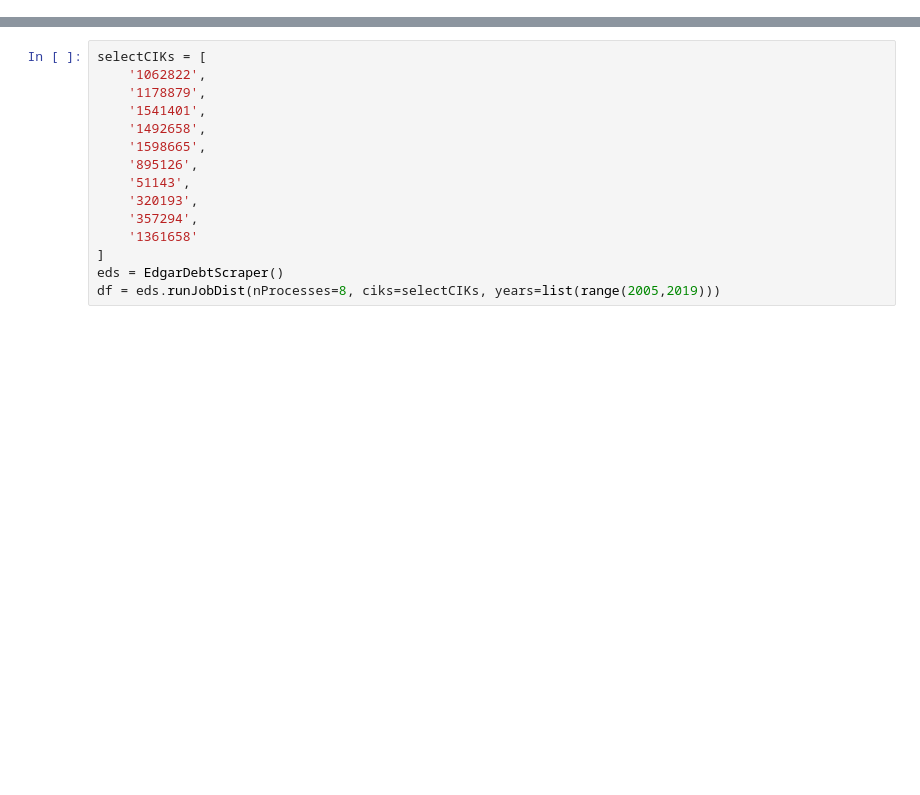
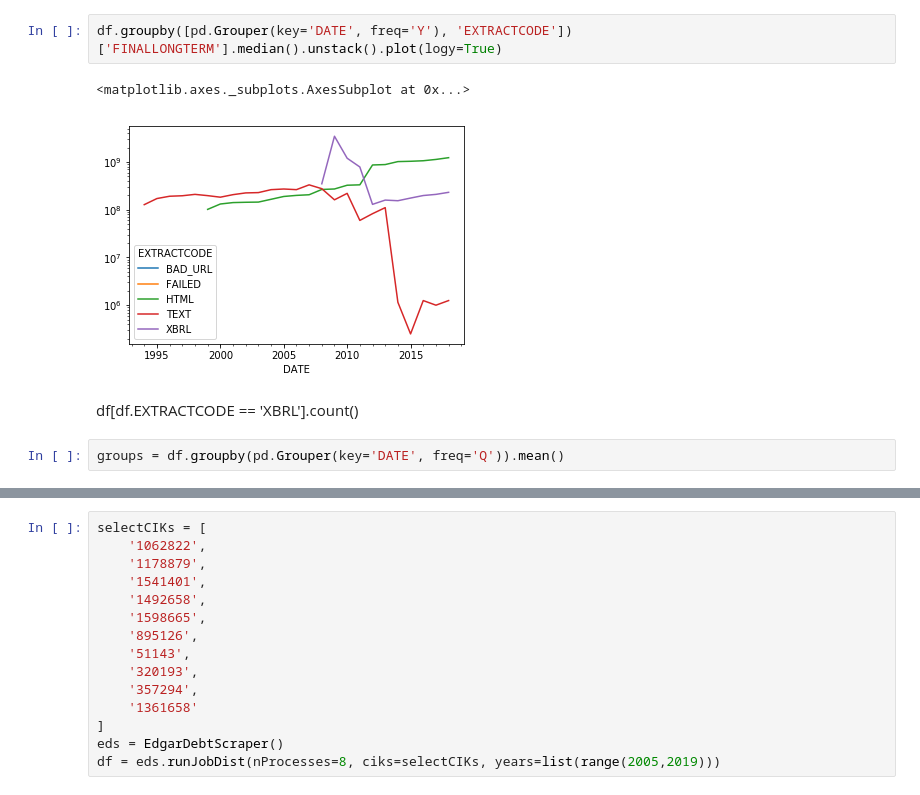
Before and after one commit to petercwill/edgarScraper, a Jupyter notebook: notebooks/Untitled.ipynb, the cells around one changed output, grey strips where cells are left out. Saved outputs shown, nothing was run; the diff lists cells and outputs as text; blank space fills up the shorter version.

```diff
--- a/notebooks/Untitled.ipynb
+++ b/notebooks/Untitled.ipynb
@@ -55,0 +419,9 @@ df.sort_index()
+# %%
+df.groupby([pd.Grouper(key='DATE', freq='Y'), 'EXTRACTCODE'])['FINALLONGTERM'].median().unstack().plot(logy=True)
+# %% [output]
+<matplotlib.axes._subplots.AxesSubplot at 0x...>
+[figure, added]
+# %% [markdown]
+df[df.EXTRACTCODE == 'XBRL'].count()
+# %%
+groups = df.groupby(pd.Grouper(key='DATE', freq='Q')).mean()
```
Also changed, not shown: parts of 14 cells of this notebook, 14 other files.
